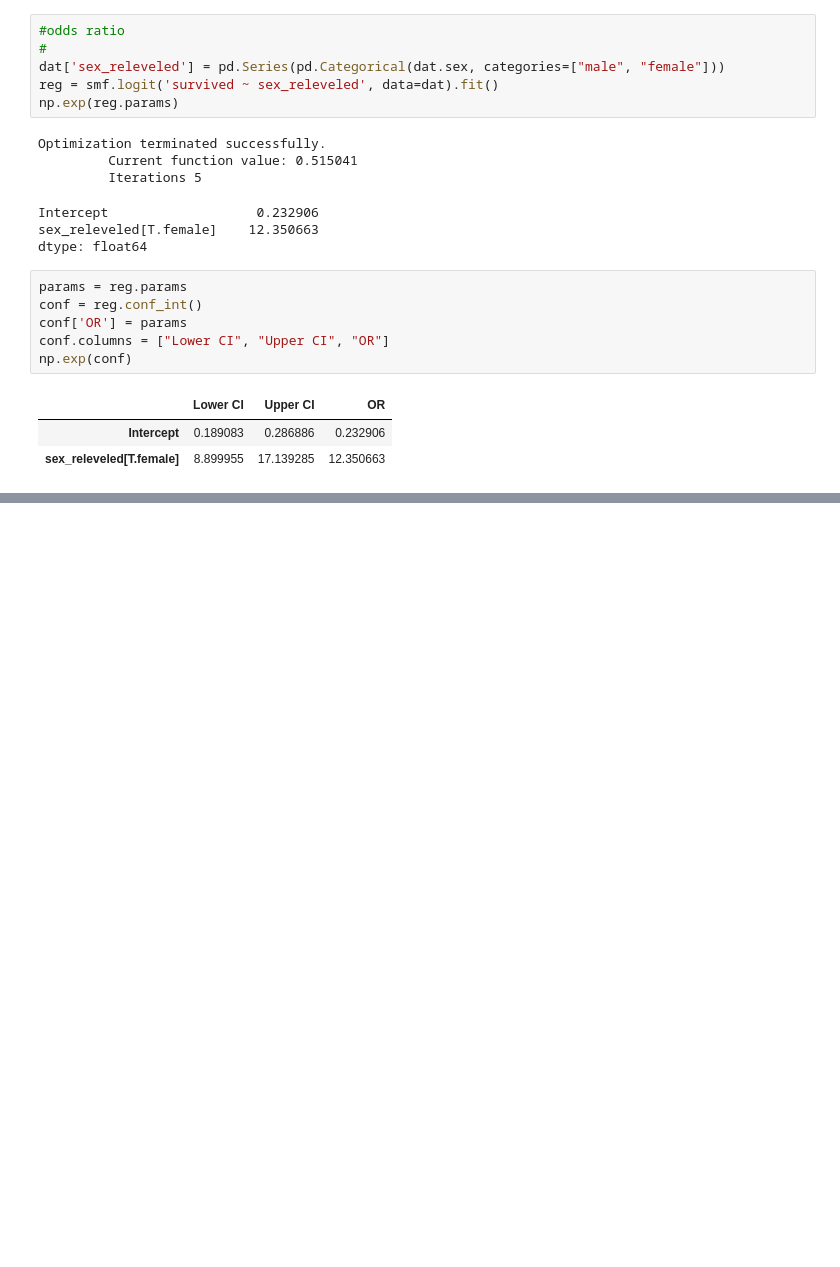
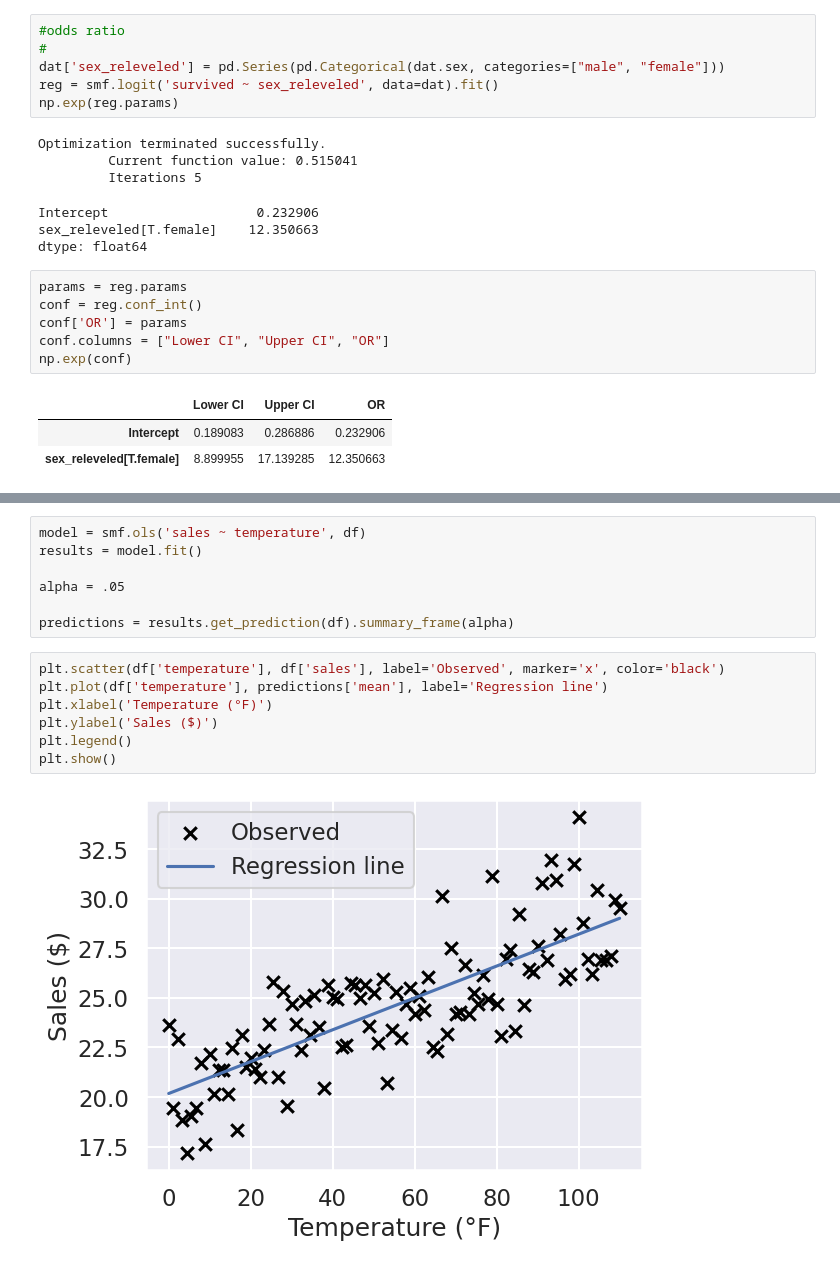
Before and after one commit to shionguha/inf2178-expdesignfordatascience-w23, a Jupyter notebook: notebooks/logisticregression.ipynb, the cells around one changed output, grey strips where cells are left out. Drawn from its saved outputs; the diff is of its cells as text; blank space fills up the shorter version.

```diff
--- a/notebooks/logisticregression.ipynb
+++ b/notebooks/logisticregression.ipynb
@@ -274,0 +512,16 @@ fare                           0.0106      0.003      3.957      0.000       0.0
+# %%
+model = smf.ols('sales ~ temperature', df)
+results = model.fit()
+
+alpha = .05
+
+predictions = results.get_prediction(df).summary_frame(alpha)
+# %%
+plt.scatter(df['temperature'], df['sales'], label='Observed', marker='x', color='black')
+plt.plot(df['temperature'], predictions['mean'], label='Regression line')
+plt.xlabel('Temperature (°F)')
+plt.ylabel('Sales ($)')
+plt.legend()
+plt.show()
+# %% [output]
+[figure, added]
```
Also changed, not shown: parts of 14 cells of this notebook, 1 other file.
